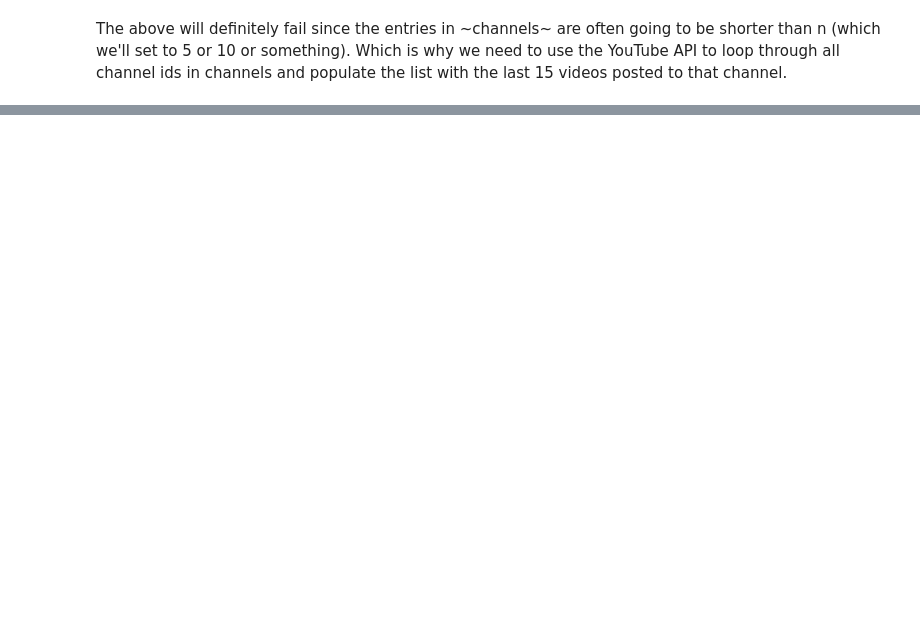
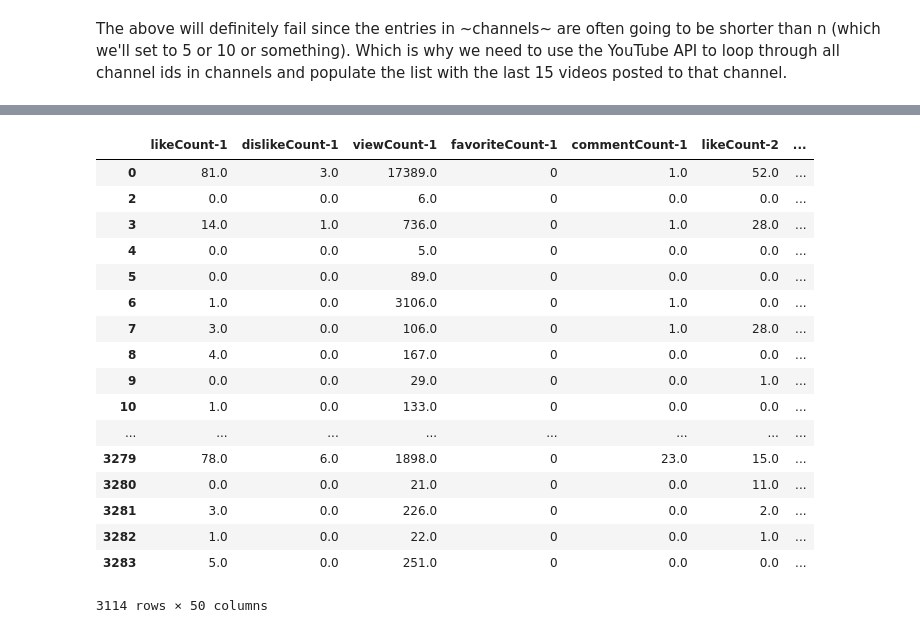
Before and after one commit to jfbraatz/YouTube-Views-Predictor, a Jupyter notebook: progress/Data Exploration.ipynb, the cells around one changed output, grey strips where cells are left out. Saved outputs shown, nothing was run; the diff lists cells and outputs as text; code cells hidden in the pictures; blank space fills up the shorter version.

```diff
--- a/progress/Data Exploration.ipynb
+++ b/progress/Data Exploration.ipynb
@@ -115,0 +219,21 @@ df['Channel Id'][0]
+# %%
+X
+# %% [output]
+|  | likeCount-1 | dislikeCount-1 | viewCount-1 | favoriteCount-1 | commentCount-1 | likeCount-2 | ... |
+| 0 | 81.0 | 3.0 | 17389.0 | 0 | 1.0 | 52.0 | ... |
+| 2 | 0.0 | 0.0 | 6.0 | 0 | 0.0 | 0.0 | ... |
+| 3 | 14.0 | 1.0 | 736.0 | 0 | 1.0 | 28.0 | ... |
+| 4 | 0.0 | 0.0 | 5.0 | 0 | 0.0 | 0.0 | ... |
+| 5 | 0.0 | 0.0 | 89.0 | 0 | 0.0 | 0.0 | ... |
+| 6 | 1.0 | 0.0 | 3106.0 | 0 | 1.0 | 0.0 | ... |
+| 7 | 3.0 | 0.0 | 106.0 | 0 | 1.0 | 28.0 | ... |
+| 8 | 4.0 | 0.0 | 167.0 | 0 | 0.0 | 0.0 | ... |
+| 9 | 0.0 | 0.0 | 29.0 | 0 | 0.0 | 1.0 | ... |
+| 10 | 1.0 | 0.0 | 133.0 | 0 | 0.0 | 0.0 | ... |
+| ... | ... | ... | ... | ... | ... | ... | ... |
+| 3279 | 78.0 | 6.0 | 1898.0 | 0 | 23.0 | 15.0 | ... |
+| 3280 | 0.0 | 0.0 | 21.0 | 0 | 0.0 | 11.0 | ... |
+| 3281 | 3.0 | 0.0 | 226.0 | 0 | 0.0 | 2.0 | ... |
+| 3282 | 1.0 | 0.0 | 22.0 | 0 | 0.0 | 1.0 | ... |
+| 3283 | 5.0 | 0.0 | 251.0 | 0 | 0.0 | 0.0 | ... |
+3114 rows × 50 columns
```
Also changed, not shown: parts of 17 cells of this notebook, 1 other file.
